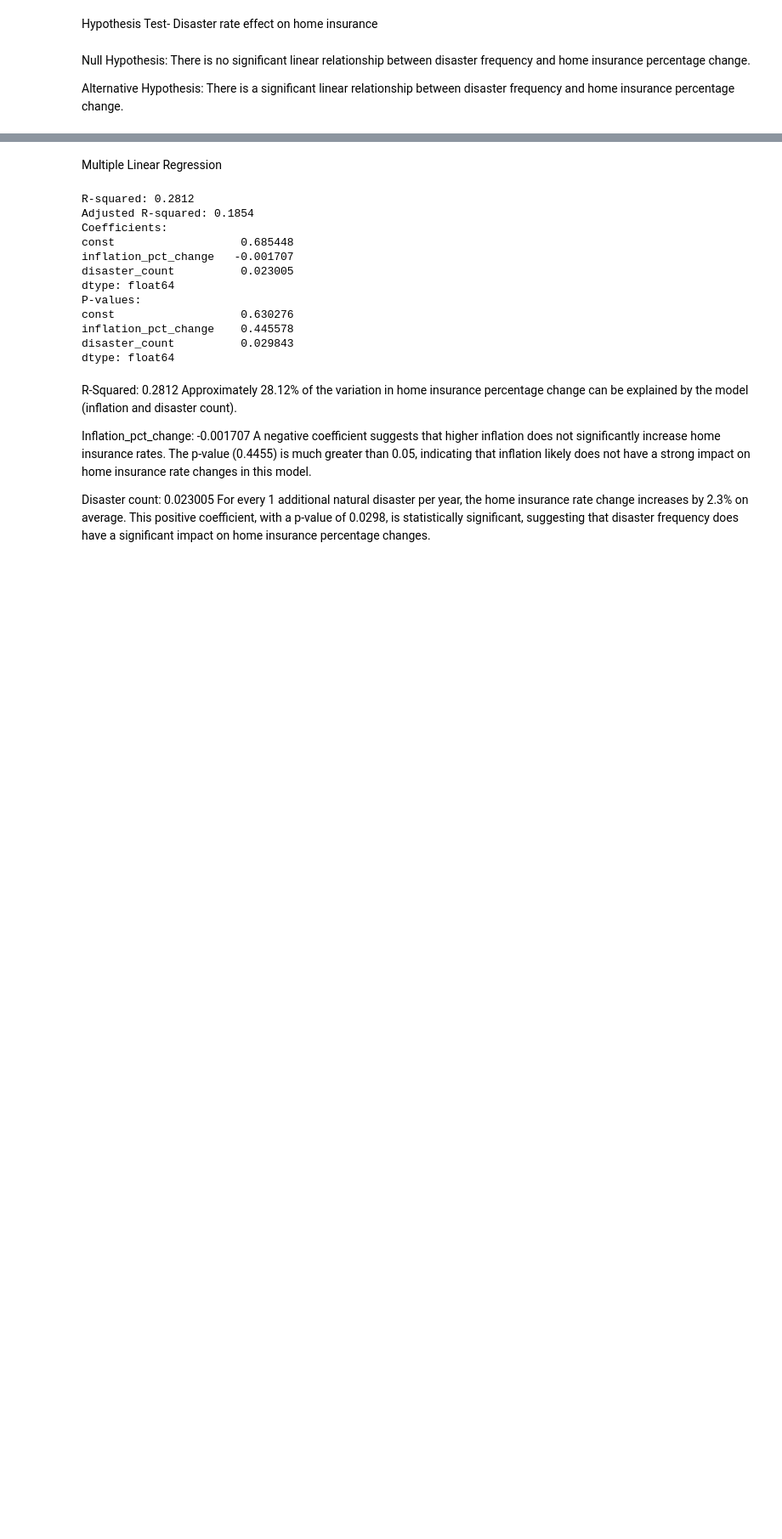
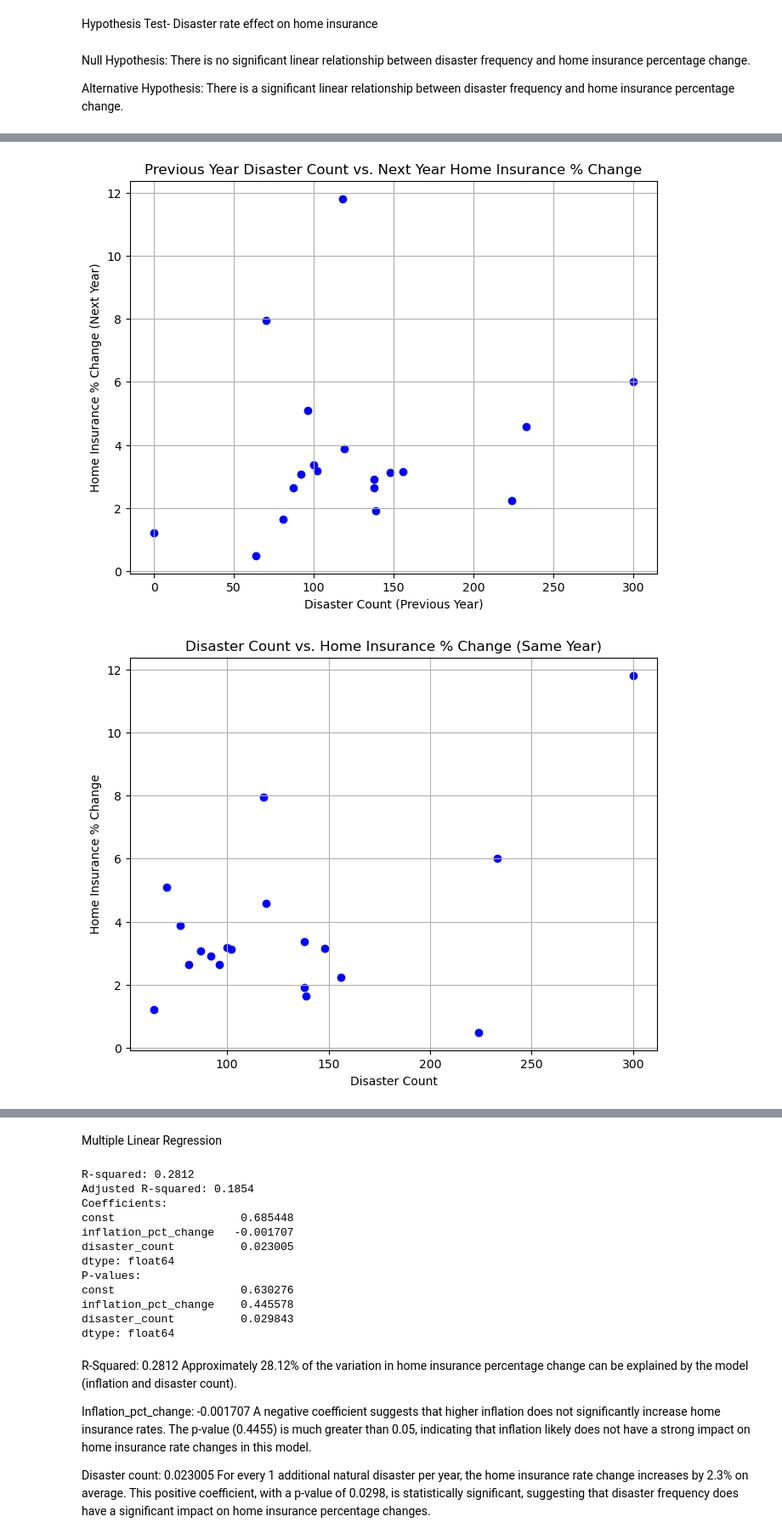
Before and after one commit to smille202/capstone, a Jupyter notebook: work/working_code.ipynb, the cells around one changed output, grey strips where cells are left out. Shown at 85% size. Saved outputs shown, nothing was run; the diff lists cells and outputs as text; code cells hidden in the pictures; blank space fills up the shorter version.

```diff
--- a/work/working_code.ipynb
+++ b/work/working_code.ipynb
@@ -699,0 +771,67 @@ Reject the null hypothesis. There is a significant linear relationship between t
+# %%
+import pandas as pd
+import matplotlib.pyplot as plt
+from scipy.stats import pearsonr
+
+# Shift disaster data by one year to analyze the effect on next year's insurance rates
+disaster_yearly['disaster_count_next_year'] = disaster_yearly['disaster_count'].shift(-1)
+full_data_shifted = pd.merge(home_yearly[['year', 'home_insurance_pct_change']],
+                             disaster_yearly[['year', 'disaster_count_next_year']],
+                             on='year', how='inner')
+
+full_data_shifted = full_data_shifted[(full_data_shifted['year'] >= 2000) & (full_data_shifted['year'] <= 2018)]
+full_data_shifted.dropna(inplace=True)
+
+print(full_data_shifted[['year', 'home_insurance_pct_change', 'disaster_count_next_year']].head(20))
+
+# Pearson correlation test
+corr_shifted, p_value_shifted = pearsonr(full_data_shifted['home_insurance_pct_change'], full_data_shifted['disaster_count_next_year'])
+print(f"Pearson correlation coefficient (shifted): {corr_shifted}")
+print(f"P-value (shifted): {p_value_shifted}")
+
+# Results
+alpha = 0.05
+if p_value_shifted < alpha:
+    print("Reject the null hypothesis. There is a significant linear relationship between the previous year's disaster count and the next year's changes in home insurance premiums.")
+else:
+    print("Fail to reject the null hypothesis. There is no significant linear relationship between the previous year's disaster count and the next year's changes in home insurance premiums.")
+
+# Scatter plot- disaster count and next year's insurance rate change
+plt.figure(figsize=(8, 6))
+plt.scatter(full_data_shifted['disaster_count_next_year'], full_data_shifted['home_insurance_pct_change'], color='b')
+plt.title('Previous Year Disaster Count vs. Next Year Home Insurance % Change')
+plt.xlabel('Disaster Count (Previous Year)')
+plt.ylabel('Home Insurance % Change (Next Year)')
+plt.grid(True)
+
+
+plt.show()
+
+# Scatter plot (same year)
+plt.figure(figsize=(8, 6))
+plt.scatter(full_data['disaster_count'], full_data['home_insurance_pct_change'], color='b')
+plt.title('Disaster Count vs. Home Insurance % Change (Same Year)')
+plt.xlabel('Disaster Count')
+plt.ylabel('Home Insurance % Change')
+plt.grid(True)
+
+
+plt.show()
+
+fig, ax1 = plt.subplots(figsize=(10, 6))
+
+ax1.bar(full_data_shifted['year'], full_data_shifted['disaster_count_next_year'], alpha=0.6, color='g', label='Disaster Count (Next Year)')
+ax1.set_xlabel('Year')
+ax1.set_ylabel('Disaster Count (Next Year)', color='lightgreen')
+ax1.tick_params(axis='y', labelcolor='g')
+ax1.set_xticks(full_data_shifted['year'])
+
+ax2 = ax1.twinx()
+ax2.plot(full_data_shifted['year'], full_data_shifted['home_insurance_pct_change'], marker='o', linestyle='-', color='b', label='Home Insurance % Change')
+ax2.set_ylabel('Home Insurance % Change', color='b')
+ax2.tick_params(axis='y', labelcolor='b')
+
+plt.title('Yearly Disaster Count (Next Year) & Home Insurance Rate Changes')
+fig.tight_layout()
+plt.show()
+# %% [output]
@@ -699,0 +855,2 @@ Reject the null hypothesis. There is a significant linear relationship between t
+[figure, added]
+[figure, added]
```
Also changed, not shown: parts of 3 cells of this notebook.
